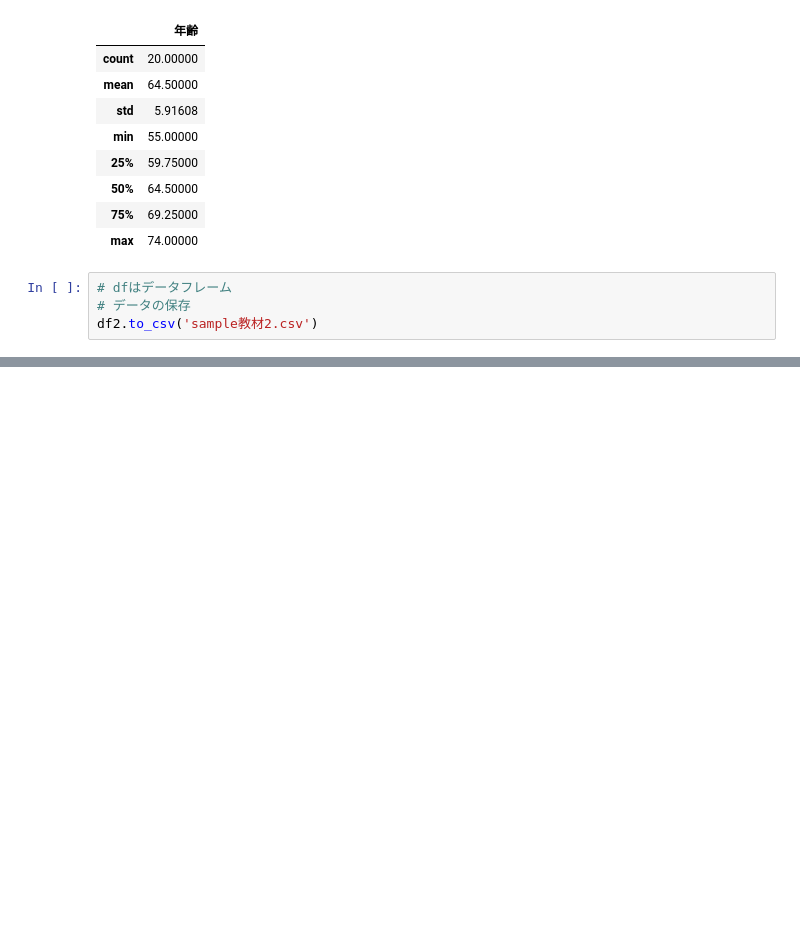
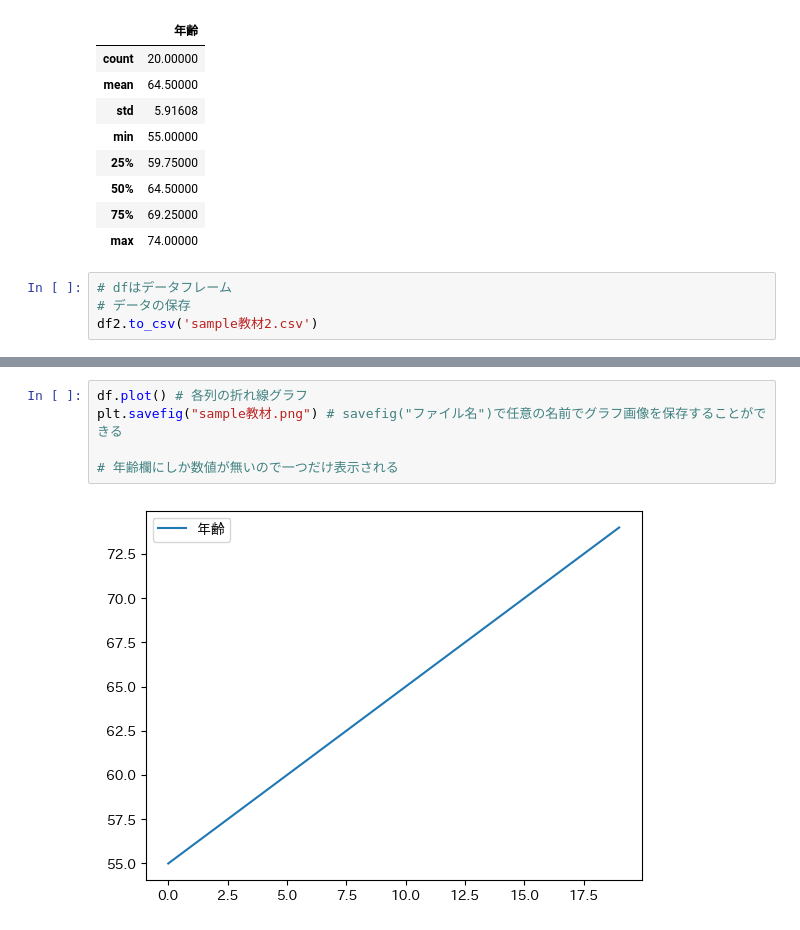
Before and after one commit to human9834/portfolio, a Jupyter notebook: Python/ソースコード基礎/ポートフォリオその4.ipynb, the cells around one changed output, grey strips where cells are left out. Drawn from its saved outputs; the diff is of its cells as text; blank space fills up the shorter version.

```diff
--- a/Python/ソースコード基礎/ポートフォリオその4.ipynb
+++ b/Python/ソースコード基礎/ポートフォリオその4.ipynb
@@ -281,0 +302,7 @@ df2.to_csv('sample教材2.csv')
+# %%
+df.plot() # 各列の折れ線グラフ
+plt.savefig("sample教材.png") # savefig("ファイル名")で任意の名前でグラフ画像を保存することができる
+
+# 年齢欄にしか数値が無いので一つだけ表示される
+# %% [output]
+[figure, added]
```
Also changed, not shown: parts of 5 cells of this notebook.
